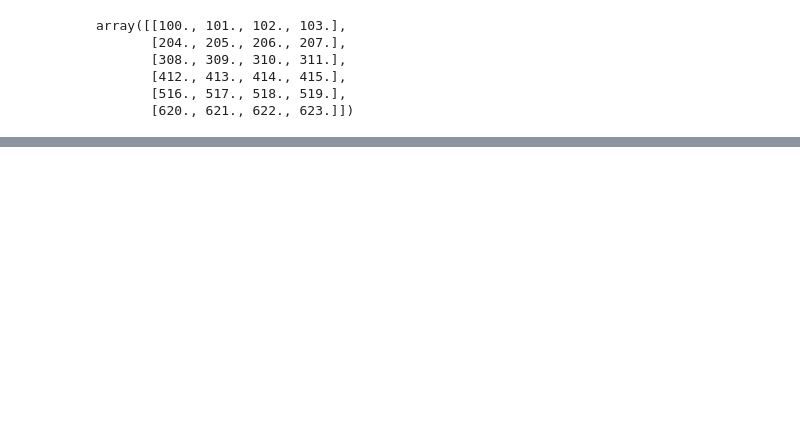
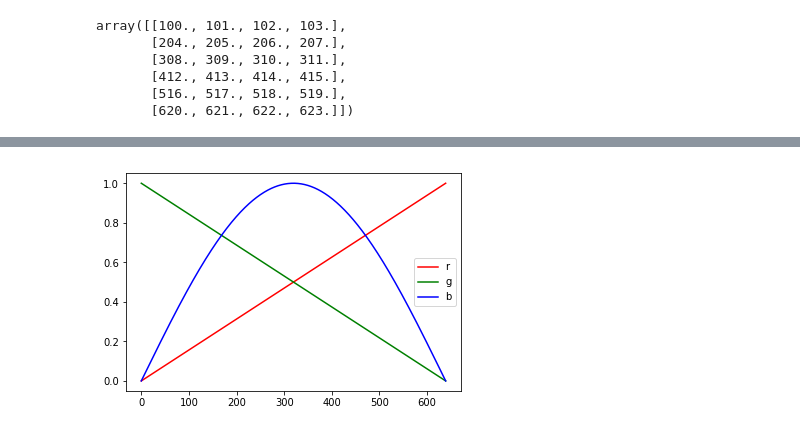
Before and after one commit to nonZero/learn-numpy, a Jupyter notebook: 031-broadcasting.ipynb, the cells around one changed output, grey strips where cells are left out. Cells and saved outputs as stored; diff of their text form; code cells hidden in the pictures; blank space fills up the shorter version.

```diff
--- a/031-broadcasting.ipynb
+++ b/031-broadcasting.ipynb
@@ -87,0 +153,6 @@ imshow(m * v / v.max())
+# %%
+for i, channel in enumerate('rgb'):
+    plot(v2[:,i], label=channel, color=channel)
+legend();
+# %% [output]
+[figure, added]
```
Also changed, not shown: parts of 24 cells of this notebook.
